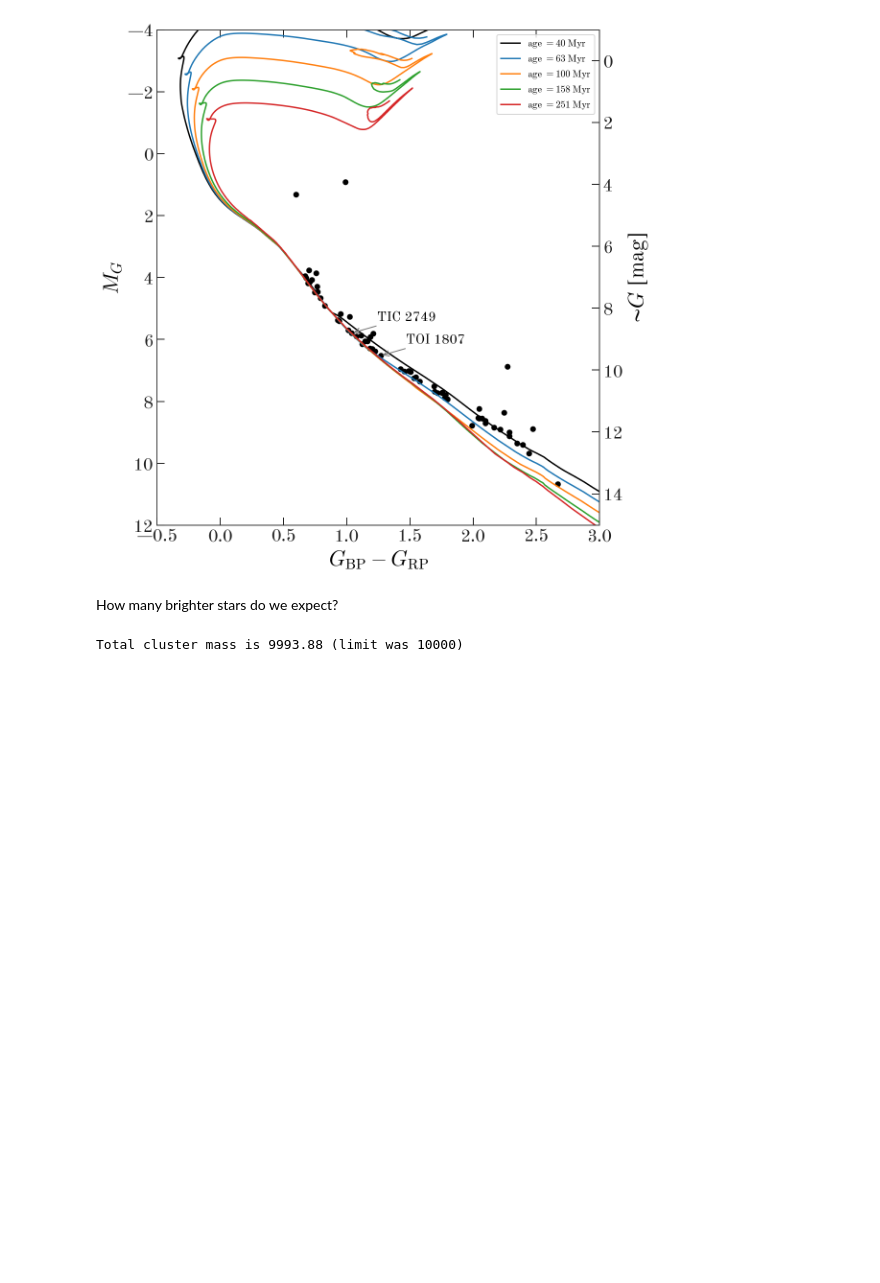
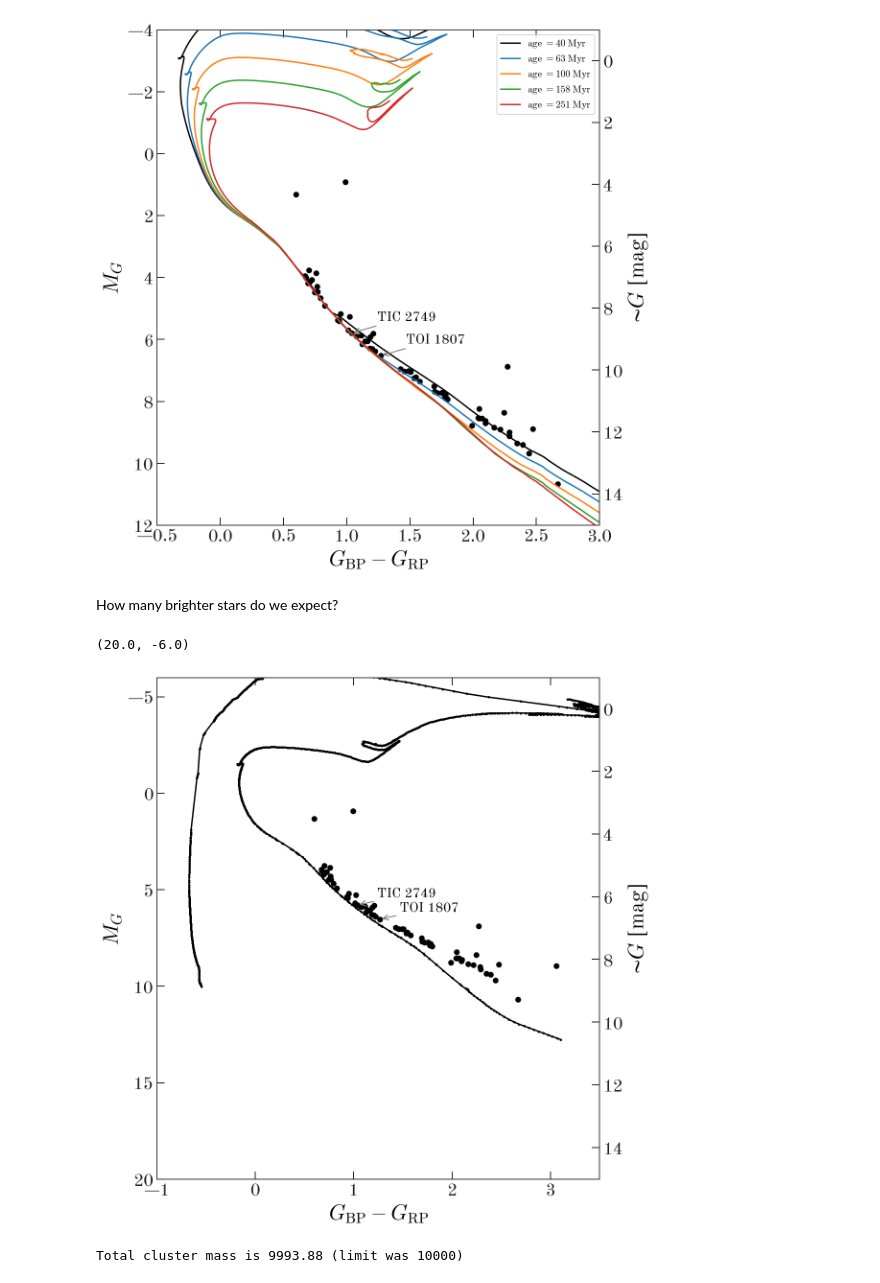
Before and after one commit to christinahedges/cuddly-system, a Jupyter notebook: notebooks/Visualize-members.ipynb, the cells around one changed output. Drawn from its saved outputs; the diff is of its cells as text; code cells hidden in the pictures; blank space fills up the shorter version.

```diff
--- a/notebooks/Visualize-members.ipynb
+++ b/notebooks/Visualize-members.ipynb
@@ -288,6 +234,17 @@ How many brighter stars do we expect?
 from scipy.interpolate import interp1d
 from tqdm.notebook import trange
 import imf
+# %%
+iso = at.Table.read(f'/Users/apricewhelan/data/Isochrones/MIST/FeH_-0.1_iso.fits')
+i = iso[np.isclose(iso['log10_isochrone_age_yr'], 8.2)]
+
+fig, ax = make_cmd()
+ax.plot(i['G_BP']-i['G_RP'], i['G'])
+ax.set_xlim(-1, 3.5)
+ax.set_ylim(20, -6)
+# %% [output]
+(20.0, -6.0)
+[figure, added]
 # %%
 iso = at.Table.read(f'/Users/apricewhelan/data/Isochrones/MIST/FeH_-0.1_iso.fits')
 i = iso[np.isclose(iso['log10_isochrone_age_yr'], 8.2)]
```
Also changed, not shown: parts of 3 cells of this notebook, 2 other files.
